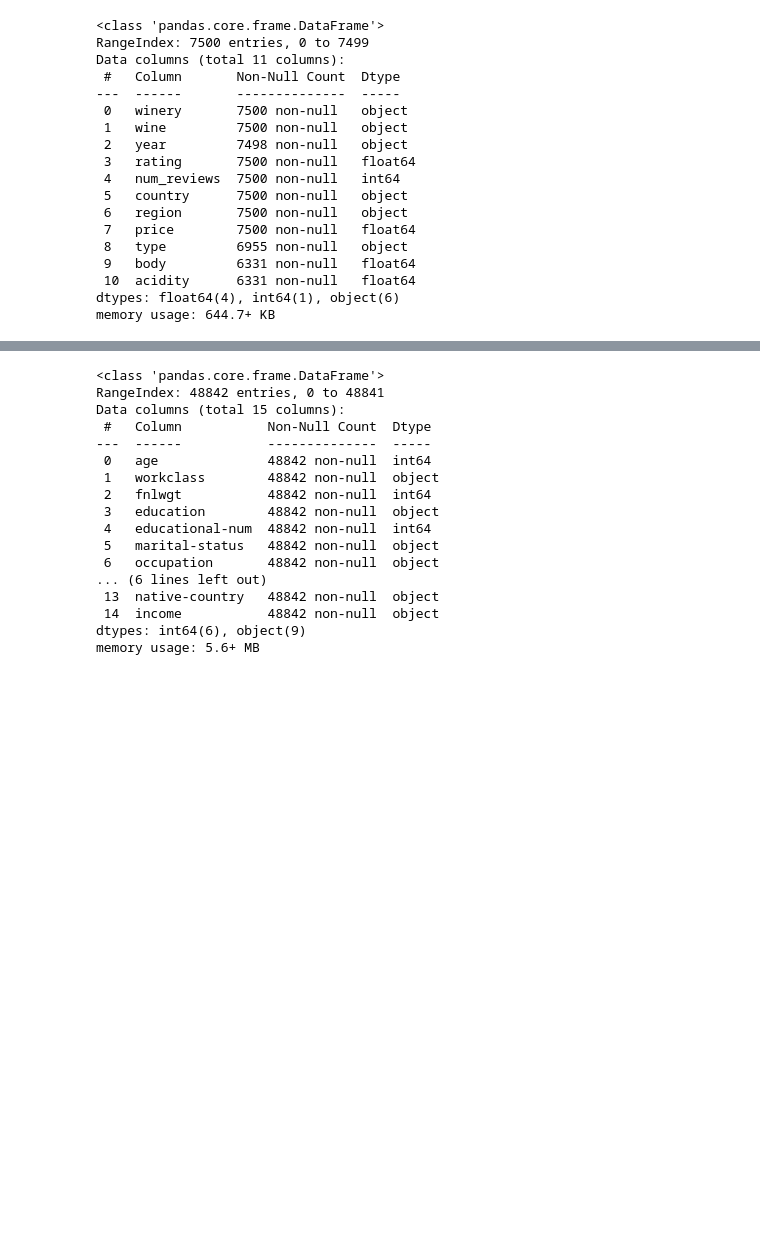
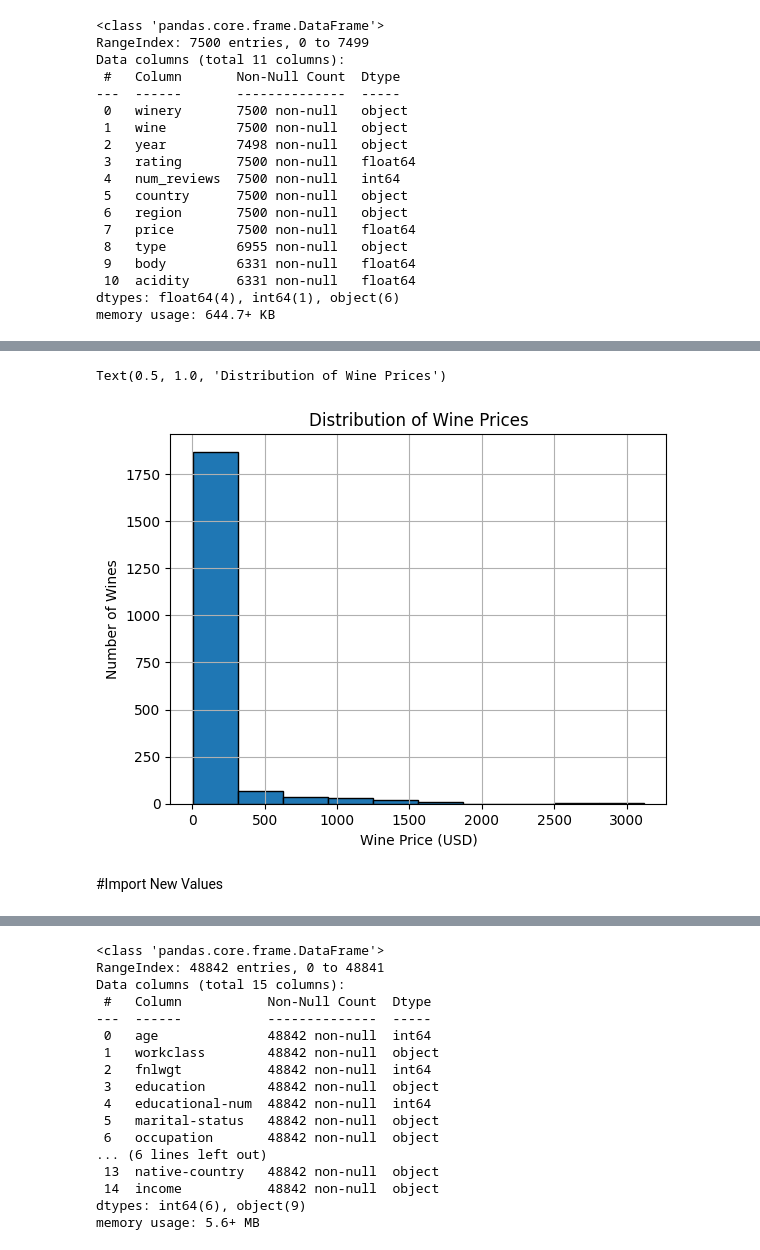
Before and after one commit to Jeze2/Machine_learning_price_and_income, a Jupyter notebook: project2.ipynb, the cells around one changed output, grey strips where cells are left out. Cells and saved outputs as stored; diff of their text form; code cells hidden in the pictures; blank space fills up the shorter version.

```diff
--- a/project2.ipynb
+++ b/project2.ipynb
@@ -60,0 +136,4 @@ memory usage: 644.7+ KB
+# %%
+# save list of categorical column name.
+cat_cols = df.select_dtypes('object').columns
+cat_cols
@@ -60,0 +142,5 @@ memory usage: 644.7+ KB
+# %%
+# use the list of cat columns to fill null values with MISSING
+
+df[cat_cols] = df[cat_cols].fillna("MISSING")
+df[cat_cols].isna().sum()
@@ -60,0 +156,4 @@ memory usage: 644.7+ KB
+# %%
+# save list of numeric column names
+num_cols = df.select_dtypes('number').columns
+num_cols
@@ -60,0 +162,4 @@ memory usage: 644.7+ KB
+# %%
+# use the list of num columns to fill null values with -1
+df[num_cols] = df[num_cols].fillna("-1")
+df[num_cols].isna().sum()
@@ -61,2 +217,14 @@ memory usage: 644.7+ KB
+# %%
+# Wine price distribution
+ax = df['price'].hist(bins=10, edgecolor='black')
+
+ax.set_ylabel('Number of Wines')
+ax.set_xlabel('Wine Price (USD)')
+ax.set_title('Distribution of Wine Prices')
+# %% [output]
+Text(0.5, 1.0, 'Distribution of Wine Prices')
+[figure, added]
+# %% [markdown]
+#Import New Values
 # %%
 gpath = "/content/drive/MyDrive/StudentFolders16wk20wk/CodingDojo (1)/02-MachineLearning/Week07/Data/adult.csv"
```
Also changed, not shown: parts of 40 cells of this notebook.
